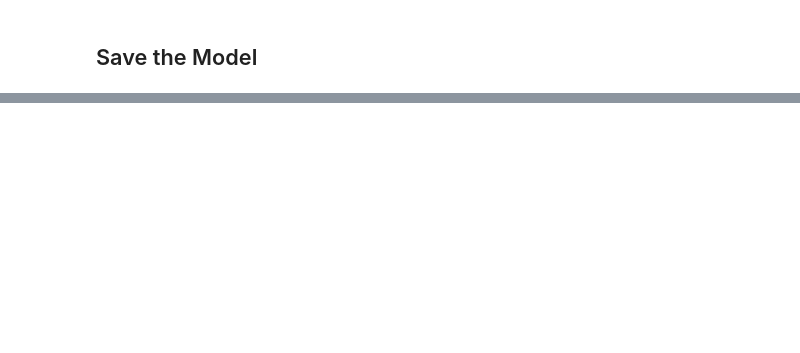
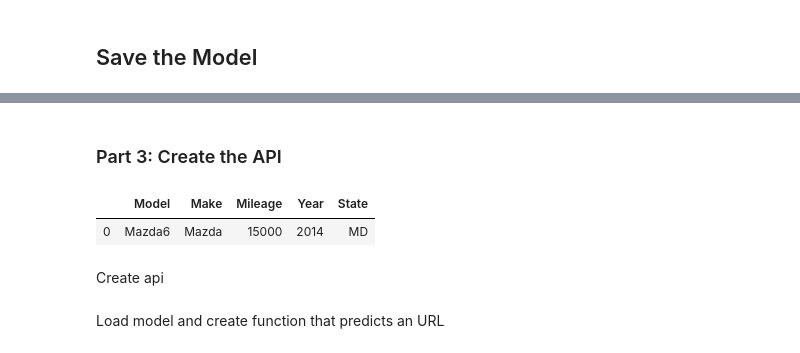
Before and after one commit to dcrojasa/ModeloAvanzadosDecisionTrees, a Jupyter notebook: P2-UsedVehiclePricePrediction_v2.ipynb, the cells around one changed output, grey strips where cells are left out. Cells and saved outputs as stored; diff of their text form; code cells hidden in the pictures; blank space fills up the shorter version.

```diff
--- a/P2-UsedVehiclePricePrediction_v2.ipynb
+++ b/P2-UsedVehiclePricePrediction_v2.ipynb
@@ -385,0 +422,2 @@ joblib.dump(clf_VF, 'price_forecast.aaaa', compress=9)
+# %% [markdown]
+### Part 3: Create the API
@@ -385,0 +428,7 @@ joblib.dump(clf_VF, 'price_forecast.aaaa', compress=9)
+# %%
+DF
+# %% [output]
+|  | Model | Make | Mileage | Year | State |
+| 0 | Mazda6 | Mazda | 15000 | 2014 | MD |
+# %% [markdown]
+Create api
@@ -385,0 +488,2 @@ joblib.dump(clf_VF, 'price_forecast.aaaa', compress=9)
+# %% [markdown]
+Load model and create function that predicts an URL
```
Also changed, not shown: parts of 27 cells of this notebook, 1 other file.
